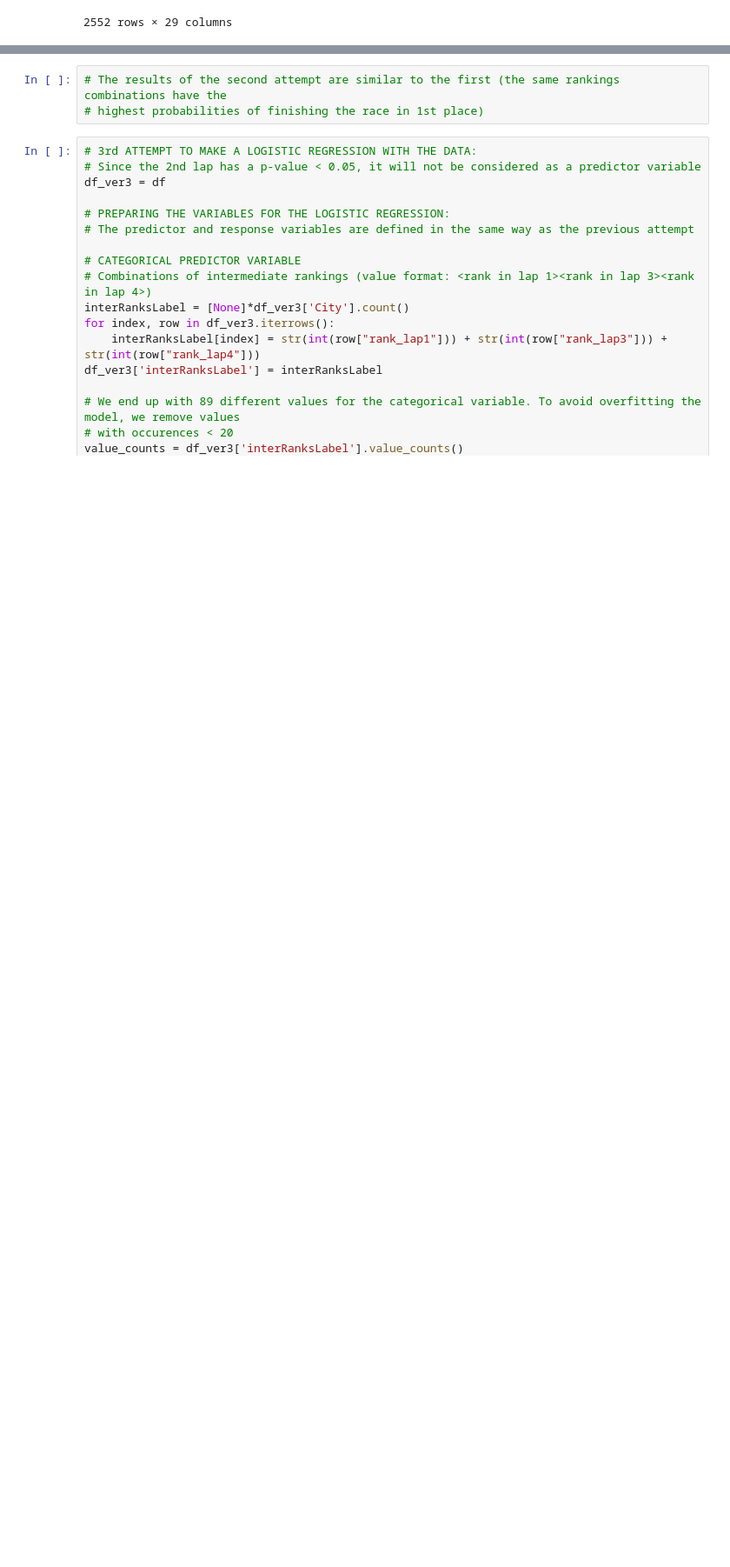
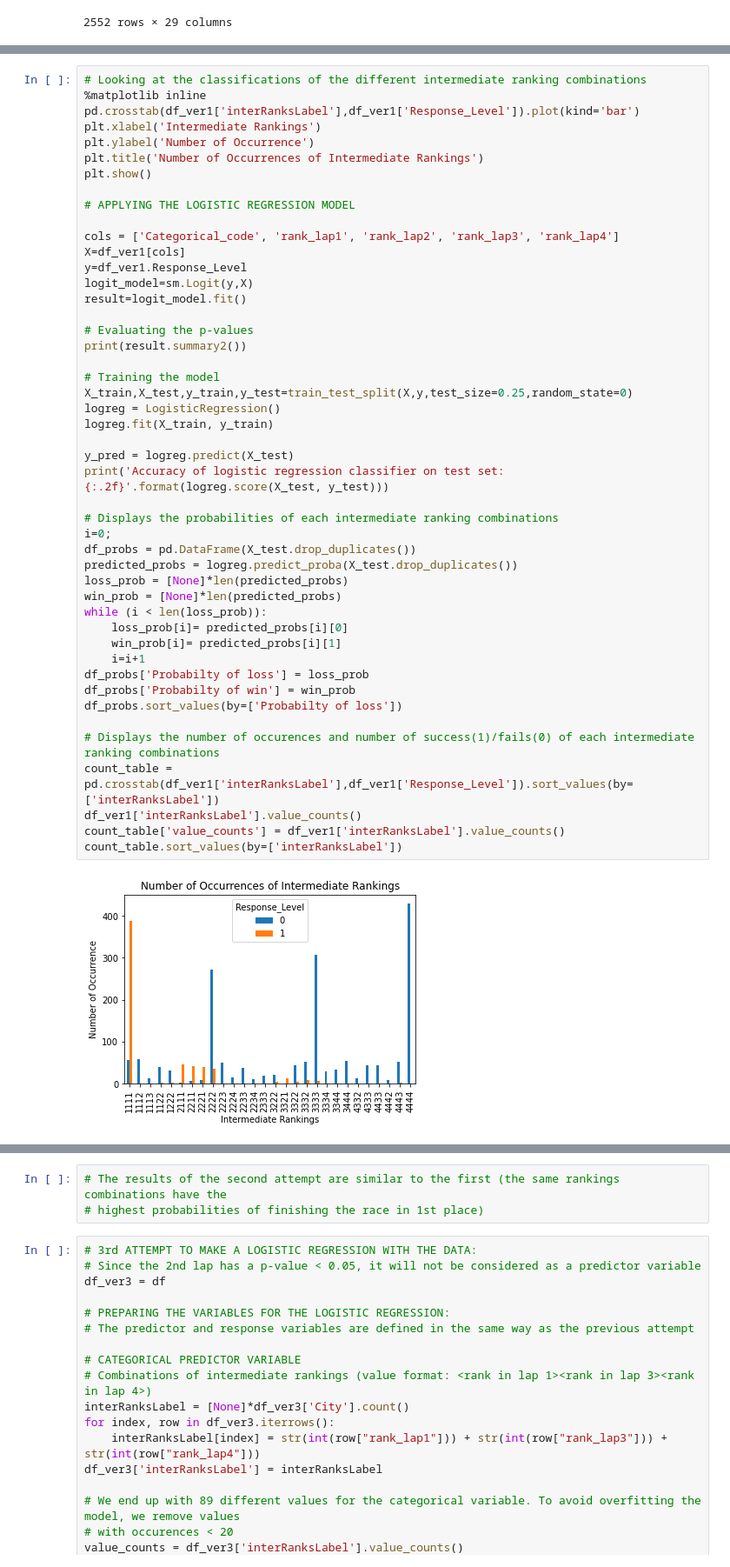
Before and after one commit to v-razon/Speed-Skating, a Jupyter notebook: Python code.ipynb, the cells around one changed output, grey strips where cells are left out. Shown at 87% size. Cells and saved outputs as stored; diff of their text form; blank space fills up the shorter version.

```diff
--- a/Python code.ipynb
+++ b/Python code.ipynb
@@ -230,0 +151,49 @@ Accuracy of logistic regression classifier on test set: 0.94
+# %%
+# Looking at the classifications of the different intermediate ranking combinations
+%matplotlib inline
+pd.crosstab(df_ver1['interRanksLabel'],df_ver1['Response_Level']).plot(kind='bar')
+plt.xlabel('Intermediate Rankings')
+plt.ylabel('Number of Occurrence')
+plt.title('Number of Occurrences of Intermediate Rankings')
+plt.show()
+
+# APPLYING THE LOGISTIC REGRESSION MODEL
+
+cols = ['Categorical_code', 'rank_lap1', 'rank_lap2', 'rank_lap3', 'rank_lap4']
+X=df_ver1[cols]
+y=df_ver1.Response_Level
+logit_model=sm.Logit(y,X)
+result=logit_model.fit()
+
+# Evaluating the p-values
+print(result.summary2())
+
+# Training the model
+X_train,X_test,y_train,y_test=train_test_split(X,y,test_size=0.25,random_state=0)
+logreg = LogisticRegression()
+logreg.fit(X_train, y_train)
+
+y_pred = logreg.predict(X_test)
+print('Accuracy of logistic regression classifier on test set: {:.2f}'.format(logreg.score(X_test, y_test)))
+
+# Displays the probabilities of each intermediate ranking combinations
+i=0;
+df_probs = pd.DataFrame(X_test.drop_duplicates())
+predicted_probs = logreg.predict_proba(X_test.drop_duplicates())
+loss_prob = [None]*len(predicted_probs)
+win_prob = [None]*len(predicted_probs)
+while (i < len(loss_prob)):
+    loss_prob[i]= predicted_probs[i][0]
+    win_prob[i]= predicted_probs[i][1]
+    i=i+1
+df_probs['Probabilty of loss'] = loss_prob
+df_probs['Probabilty of win'] = win_prob
+df_probs.sort_values(by=['Probabilty of loss'])
+
+# Displays the number of occurences and number of success(1)/fails(0) of each intermediate ranking combinations
+count_table = pd.crosstab(df_ver1['interRanksLabel'],df_ver1['Response_Level']).sort_values(by=['interRanksLabel'])
+df_ver1['interRanksLabel'].value_counts()
+count_table['value_counts'] = df_ver1['interRanksLabel'].value_counts()
+count_table.sort_values(by=['interRanksLabel'])
+# %% [output]
+[figure, added]
```
Also changed, not shown: parts of 6 cells of this notebook.
